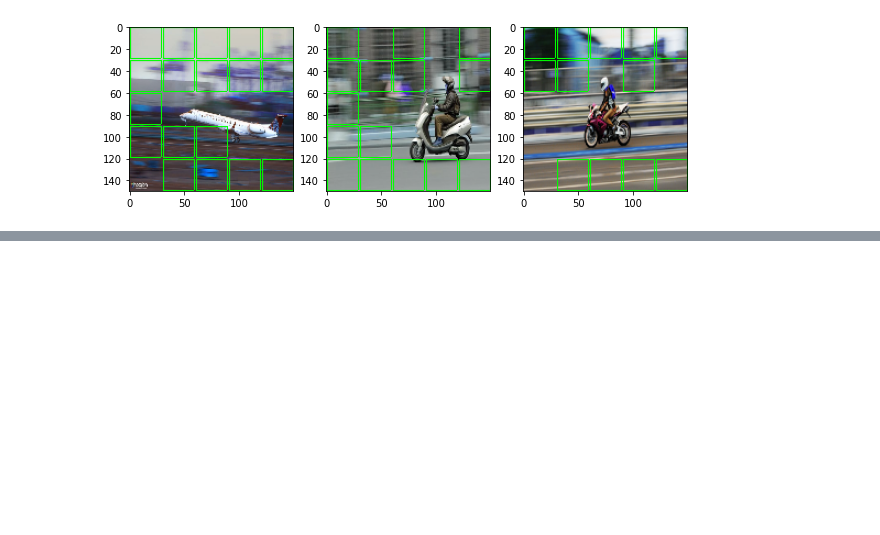
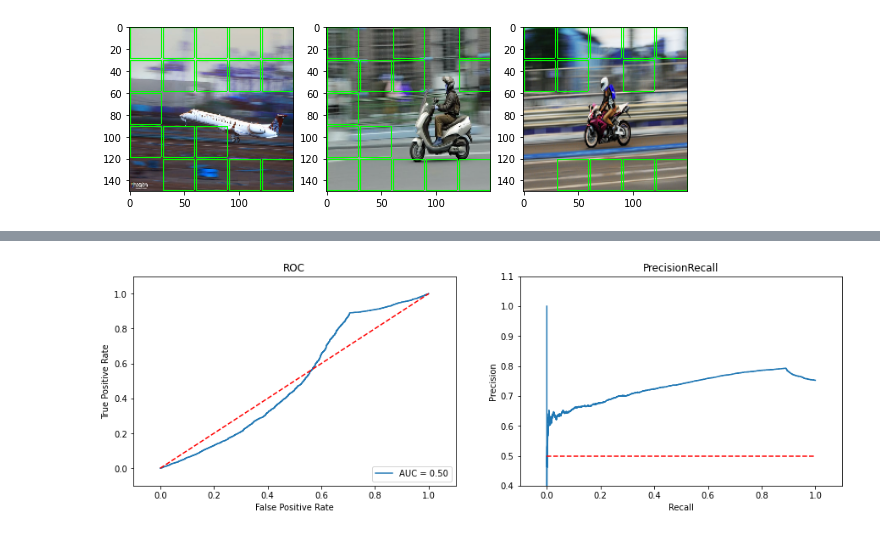
Before and after one commit to JuliaZur/MotionBlurDetection, a Jupyter notebook: laplacian_results.ipynb, the cells around one changed output, grey strips where cells are left out. Drawn from its saved outputs; the diff is of its cells as text; code cells hidden in the pictures; blank space fills up the shorter version.

```diff
--- a/laplacian_results.ipynb
+++ b/laplacian_results.ipynb
@@ -125,0 +153,17 @@ plt.show()
+# %%
+probabilities = []
+differences = [abs(fm-1700.) for fm in eval_fms]
+max_diff = max(differences)
+for i in range(len(differences)):
+    predicted_class_probability = 1*differences[i]/max_diff
+    if eval_predicted_labels[i] == 0:
+        probability = [1-predicted_class_probability,
+                       predicted_class_probability]
+    else:
+        probability = [predicted_class_probability,
+                       1-predicted_class_probability]
+    probabilities.append(probability)
+probabilities = np.array(probabilities)
+roc_pr_rec_plots(eval_ground_truth_labels, eval_predicted_labels, probabilities)
+# %% [output]
+[figure, added]
```
Also changed, not shown: parts of 9 cells of this notebook, 1 other file.
